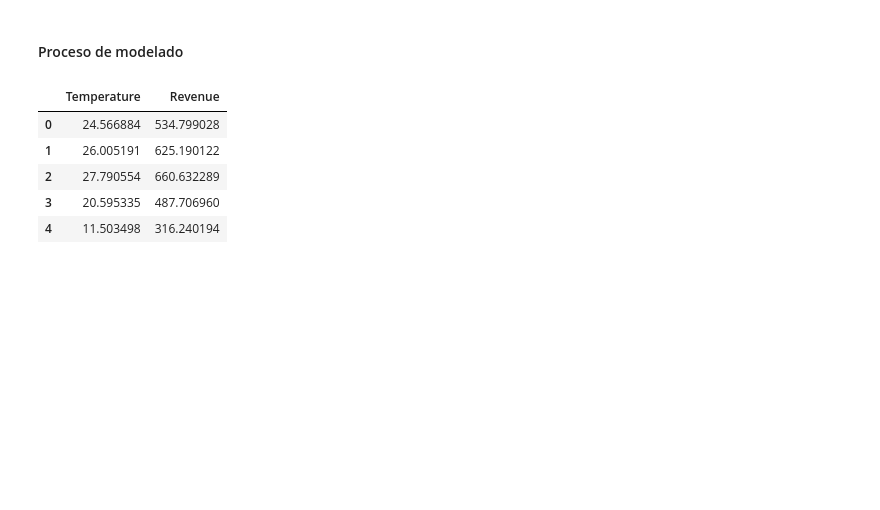
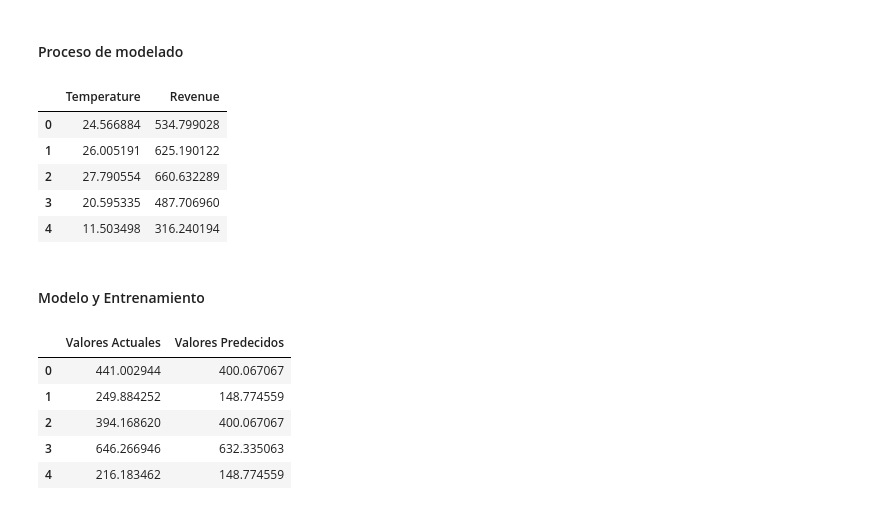
Before and after one commit to jaquimbayoc8/DiplomadoMLA2023, a Jupyter notebook: 4. ArbolDecisionRegresion/ArbolInicial.ipynb, the cells around one changed output. Cells and saved outputs as stored; diff of their text form; code cells hidden in the pictures; blank space fills up the shorter version.

```diff
--- a/4. ArbolDecisionRegresion/ArbolInicial.ipynb
+++ b/4. ArbolDecisionRegresion/ArbolInicial.ipynb
@@ -41,3 +58,28 @@ datos.head()
 | 2 | 27.790554 | 660.632289 |
 | 3 | 20.595335 | 487.706960 |
 | 4 | 11.503498 | 316.240194 |
+# %% [markdown]
+#### Modelo y Entrenamiento
+# %%
+##Particion de la data
+X = datos['Temperature'].values
+y = datos['Revenue'].values
+
+X_train, X_test, y_train, y_test = train_test_split(X, y, test_size=0.30)
+
+regresor = DecisionTreeRegressor(max_depth=3)
+
+modelo = regresor.fit(X_train.reshape(-1,1), y_train.reshape(-1,1))
+
+y_pred = modelo.predict(X_test.reshape(-1,1))
+
+df = pd.DataFrame({'Valores Actuales':y_test.reshape(-1), 'Valores Predecidos':y_pred.reshape(-1)})
+
+df.head()
+# %% [output]
+|  | Valores Actuales | Valores Predecidos |
+| 0 | 441.002944 | 400.067067 |
+| 1 | 249.884252 | 148.774559 |
+| 2 | 394.168620 | 400.067067 |
+| 3 | 646.266946 | 632.335063 |
+| 4 | 216.183462 | 148.774559 |
```
Also changed, not shown: parts of 8 cells of this notebook.
